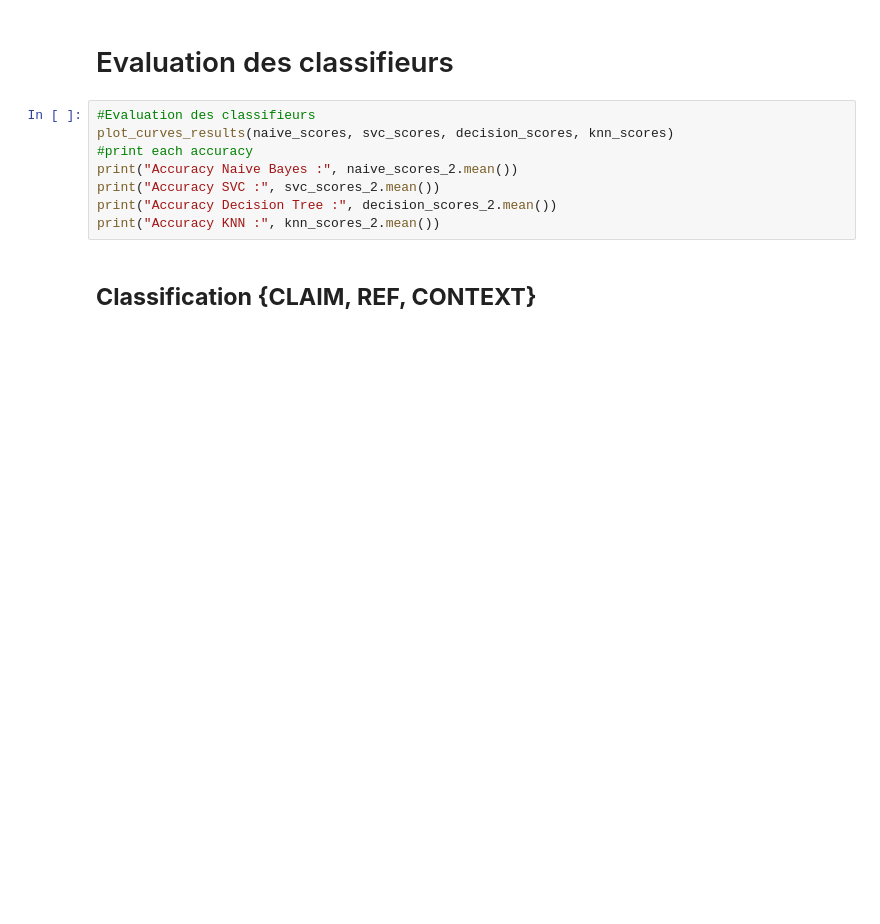
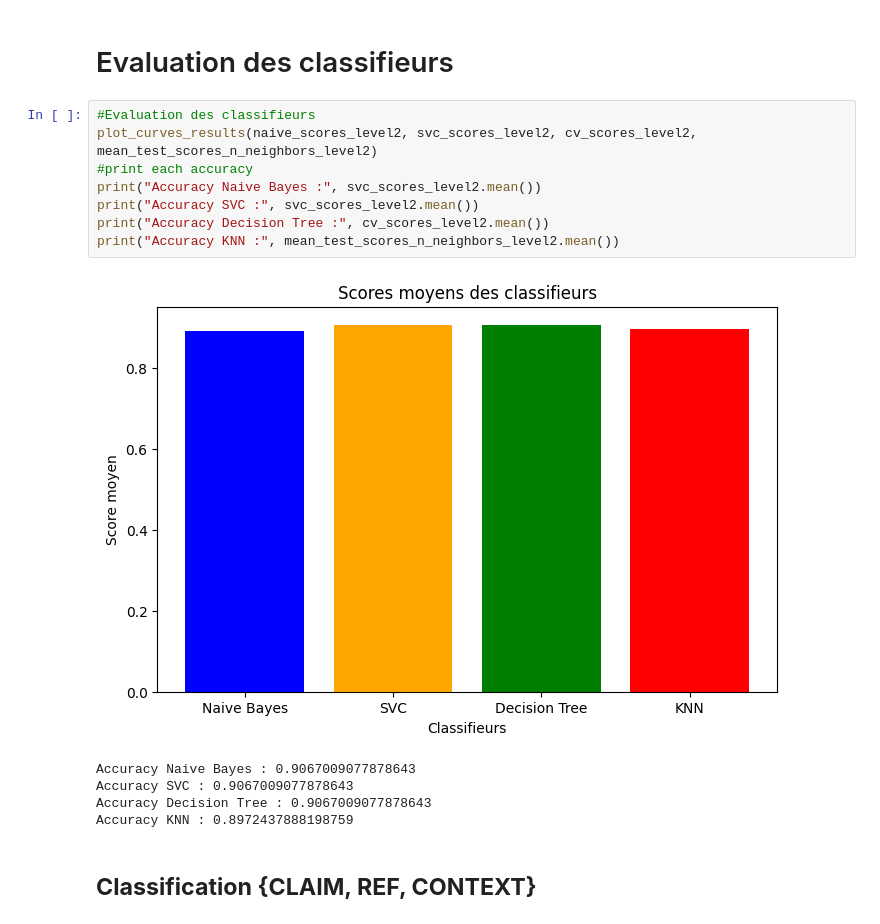
Before and after one commit to Akkuun/M1_IMAGINE_ML_Project, a Jupyter notebook: ML_Project_Group_8.ipynb, the cells around one changed output. Cells and saved outputs as stored; diff of their text form; blank space fills up the shorter version.

```diff
--- a/ML_Project_Group_8.ipynb
+++ b/ML_Project_Group_8.ipynb
@@ -1680,12 +1773,18 @@ plot_curves_confusion(conf_matrix, ['NON-SCI', 'SCI'])
 # Evaluation des classifieurs
 # %%
 #Evaluation des classifieurs
-plot_curves_results(naive_scores, svc_scores, decision_scores, knn_scores)
+plot_curves_results(naive_scores_level2, svc_scores_level2, cv_scores_level2, mean_test_scores_n_neighbors_level2)
 #print each accuracy
-print("Accuracy Naive Bayes :", naive_scores_2.mean())
-print("Accuracy SVC :", svc_scores_2.mean())
-print("Accuracy Decision Tree :", decision_scores_2.mean())
-print("Accuracy KNN :", knn_scores_2.mean())
+print("Accuracy Naive Bayes :", svc_scores_level2.mean())
+print("Accuracy SVC :", svc_scores_level2.mean())
+print("Accuracy Decision Tree :", cv_scores_level2.mean())
+print("Accuracy KNN :", mean_test_scores_n_neighbors_level2.mean())
+# %% [output]
+[figure, added]
+Accuracy Naive Bayes : 0.9067009077878643
+Accuracy SVC : 0.9067009077878643
+Accuracy Decision Tree : 0.9067009077878643
+Accuracy KNN : 0.8972437888198759
 # %% [markdown]
 ## **Classification {CLAIM, REF, CONTEXT}**
 # %% [markdown]
```
Also changed, not shown: parts of 13 cells of this notebook.
